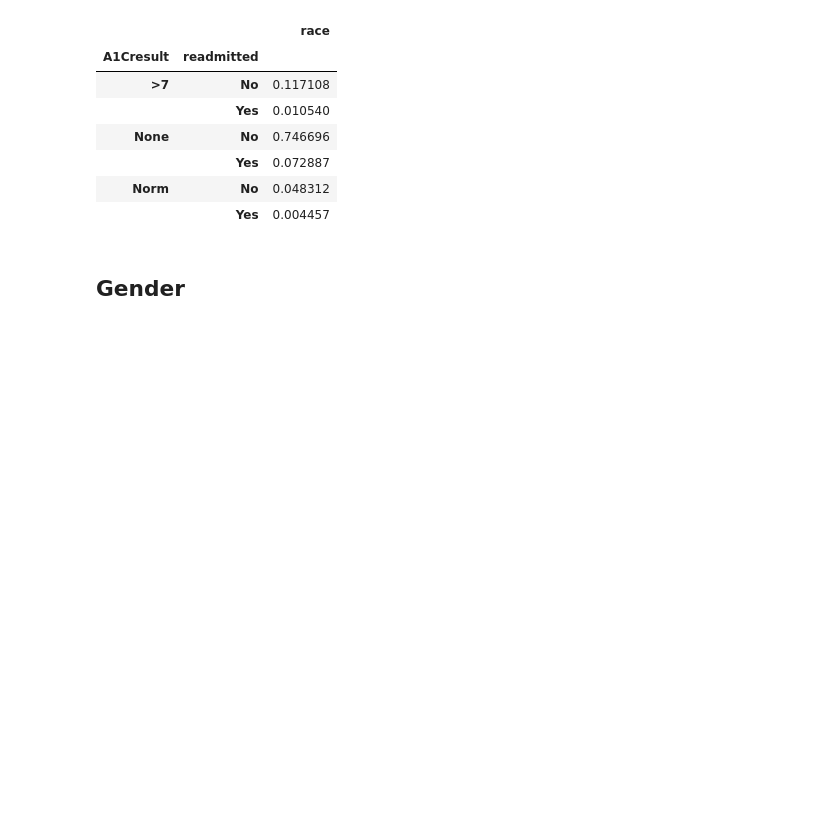
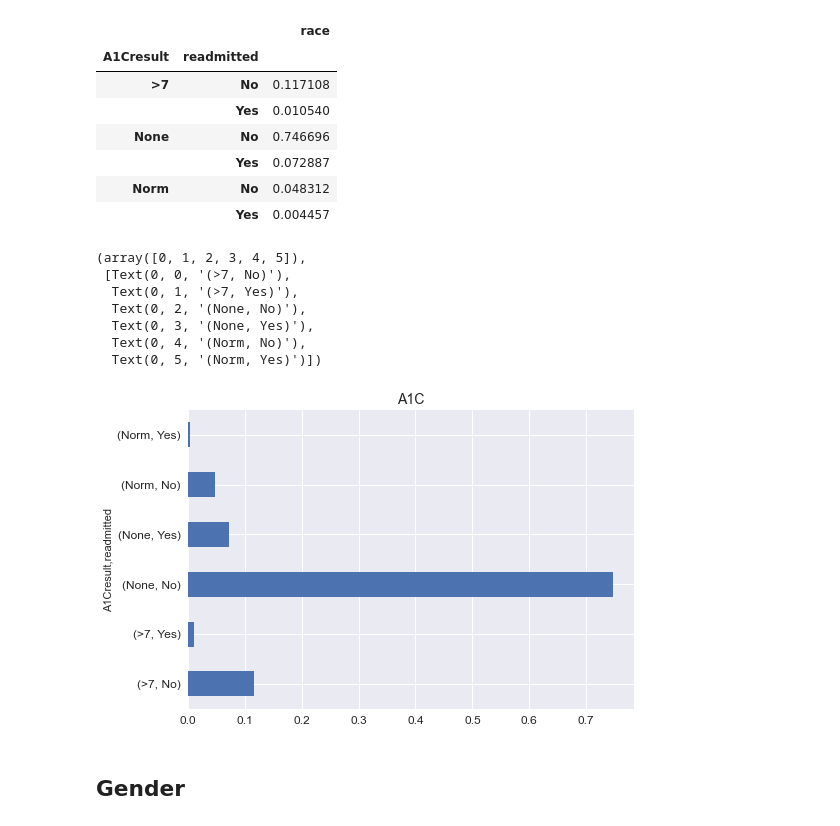
Before and after one commit to sagarwala12/HRRP, a Jupyter notebook: EDA_Final.ipynb, the cells around one changed output. Saved outputs shown, nothing was run; the diff lists cells and outputs as text; code cells hidden in the pictures; blank space fills up the shorter version.

Commit message:
added additional plots for readmission %

```diff
--- a/EDA_Final.ipynb
+++ b/EDA_Final.ipynb
@@ -371,6 +387,20 @@ train[['A1Cresult','readmitted', 'race']].groupby(['A1Cresult','readmitted']).co
 |  | Yes | 0.072887 |
 | Norm | No | 0.048312 |
 |  | Yes | 0.004457 |
+# %%
+train[['A1Cresult','readmitted', 'race']].groupby(['A1Cresult','readmitted']).count().apply(lambda x: x/train.race.count()).plot(kind='barh',legend=False)
+plt.title('A1C',fontsize=14)
+plt.xticks(fontsize=12)
+plt.yticks(fontsize=12)
+# %% [output]
+(array([0, 1, 2, 3, 4, 5]),
+ [Text(0, 0, '(>7, No)'),
+  Text(0, 1, '(>7, Yes)'),
+  Text(0, 2, '(None, No)'),
+  Text(0, 3, '(None, Yes)'),
+  Text(0, 4, '(Norm, No)'),
+  Text(0, 5, '(Norm, Yes)')])
+[figure, added]
 # %% [markdown]
 ## Gender
 # %%
```
Also changed, not shown: parts of 11 cells of this notebook.
